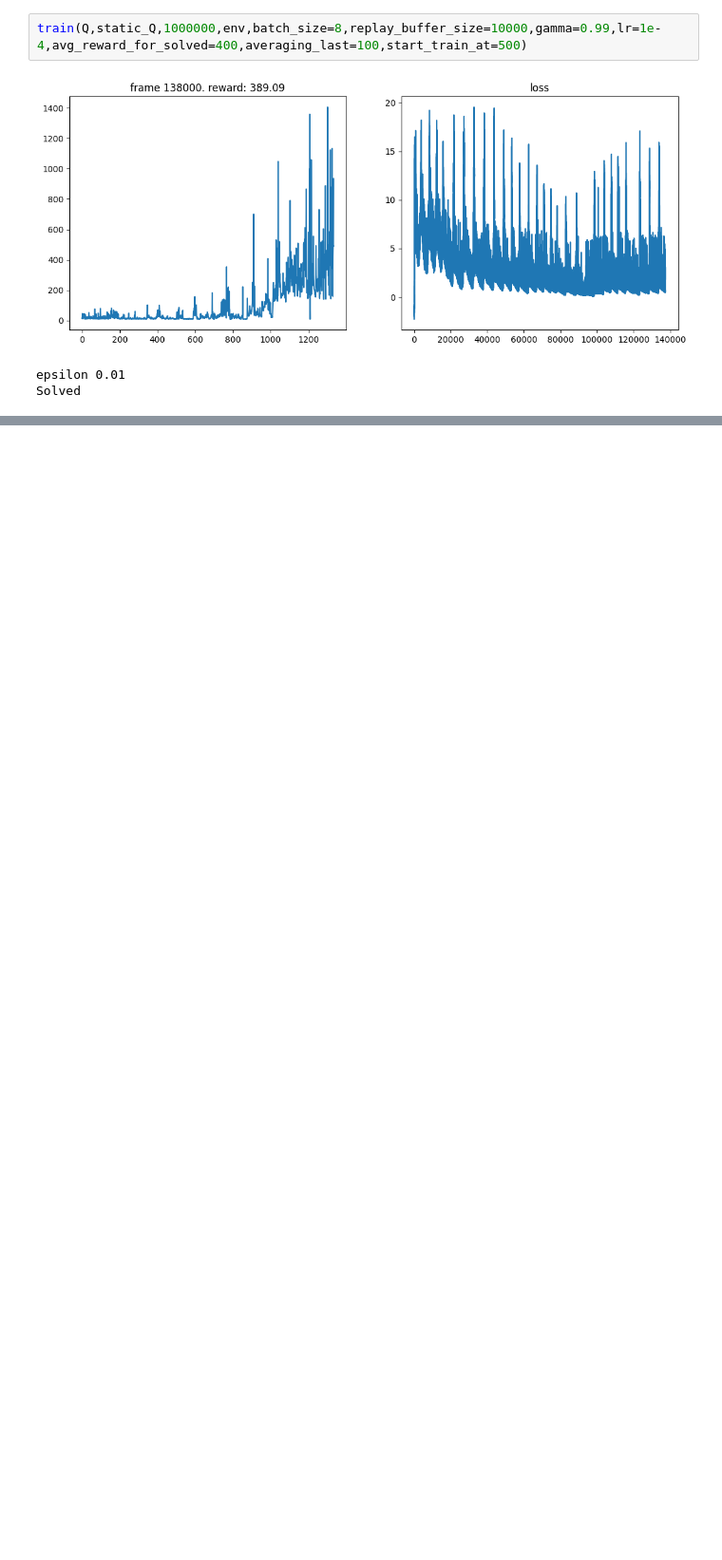
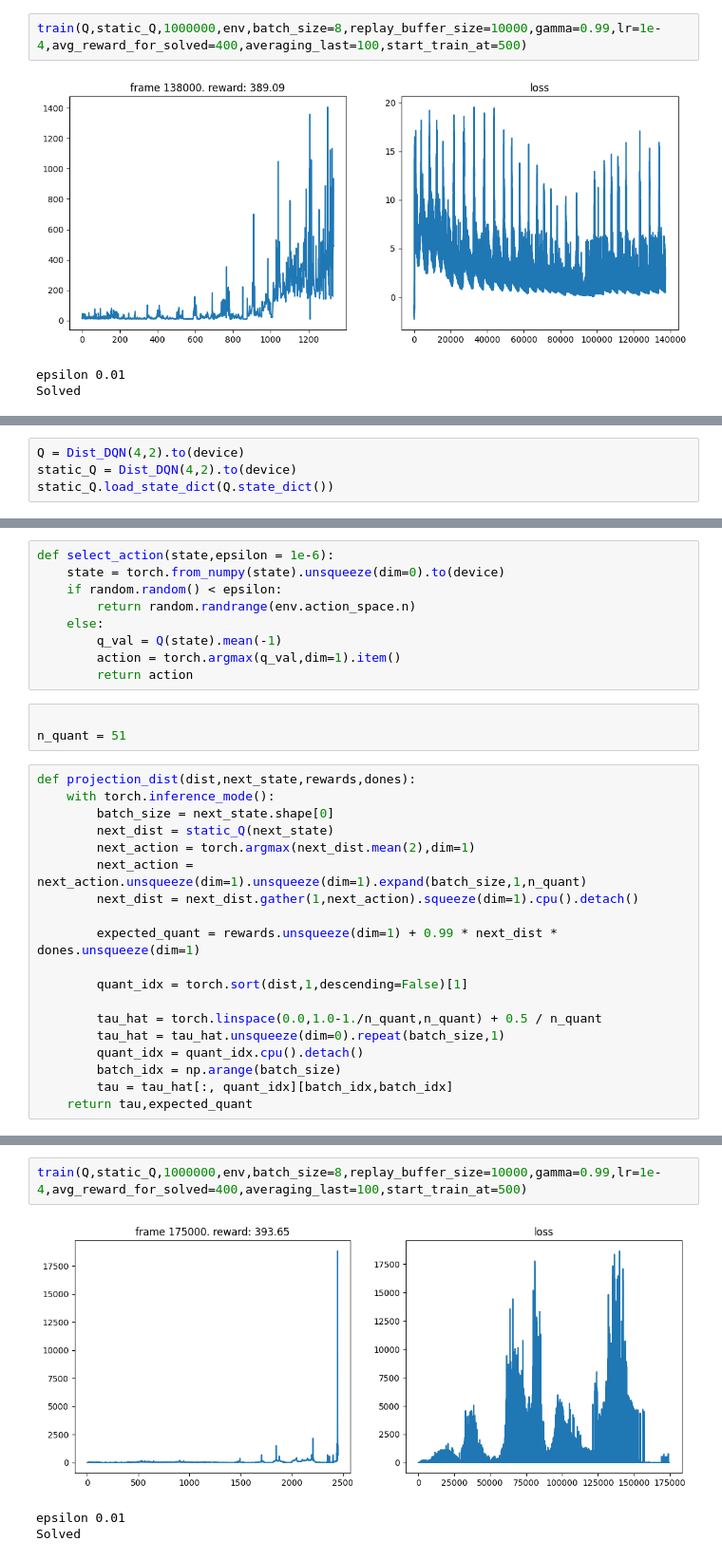
Before and after one commit to cerenov94/Reinforcement-Learning-Algos, a Jupyter notebook: distributional_DQN.ipynb, the cells around one changed output, grey strips where cells are left out. Shown at 95% size. Cells and saved outputs as stored; diff of their text form; blank space fills up the shorter version.

```diff
--- a/distributional_DQN.ipynb
+++ b/distributional_DQN.ipynb
@@ -195,0 +211,4 @@ Solved
+# %%
+Q = Dist_DQN(4,2).to(device)
+static_Q = Dist_DQN(4,2).to(device)
+static_Q.load_state_dict(Q.state_dict())
@@ -195,0 +217,31 @@ Solved
+# %%
+def select_action(state,epsilon = 1e-6):
+    state = torch.from_numpy(state).unsqueeze(dim=0).to(device)
+    if random.random() < epsilon:
+        return random.randrange(env.action_space.n)
+    else:
+        q_val = Q(state).mean(-1)
+        action = torch.argmax(q_val,dim=1).item()
+        return action
+# %%
+
+n_quant = 51
+# %%
+def projection_dist(dist,next_state,rewards,dones):
+    with torch.inference_mode():
+        batch_size = next_state.shape[0]
+        next_dist = static_Q(next_state)
+        next_action = torch.argmax(next_dist.mean(2),dim=1)
+        next_action = next_action.unsqueeze(dim=1).unsqueeze(dim=1).expand(batch_size,1,n_quant)
+        next_dist = next_dist.gather(1,next_action).squeeze(dim=1).cpu().detach()
+
+        expected_quant = rewards.unsqueeze(dim=1) + 0.99 * next_dist * dones.unsqueeze(dim=1)
+
+        quant_idx = torch.sort(dist,1,descending=False)[1]
+
+        tau_hat = torch.linspace(0.0,1.0-1./n_quant,n_quant) + 0.5 / n_quant
+        tau_hat = tau_hat.unsqueeze(dim=0).repeat(batch_size,1)
+        quant_idx = quant_idx.cpu().detach()
+        batch_idx = np.arange(batch_size)
+        tau = tau_hat[:, quant_idx][batch_idx,batch_idx]
+    return tau,expected_quant
@@ -195,0 +306,6 @@ Solved
+# %%
+train(Q,static_Q,1000000,env,batch_size=8,replay_buffer_size=10000,gamma=0.99,lr=1e-4,avg_reward_for_solved=400,averaging_last=100,start_train_at=500)
+# %% [output]
+[figure, added]
+epsilon 0.01
+Solved
```
Also changed, not shown: parts of 8 cells of this notebook.
